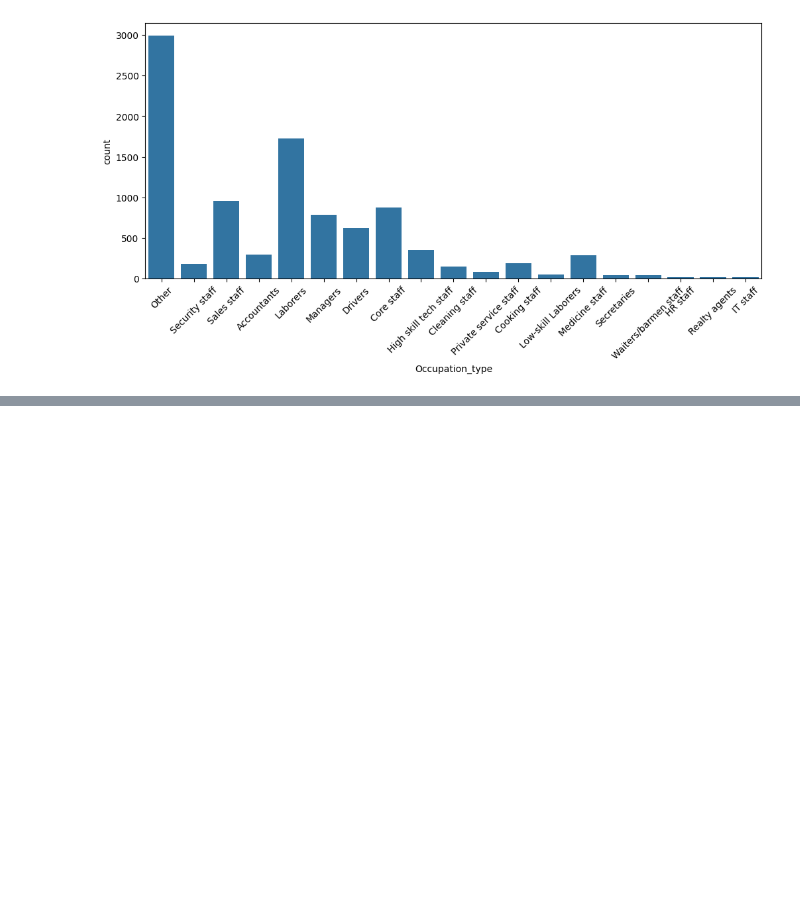
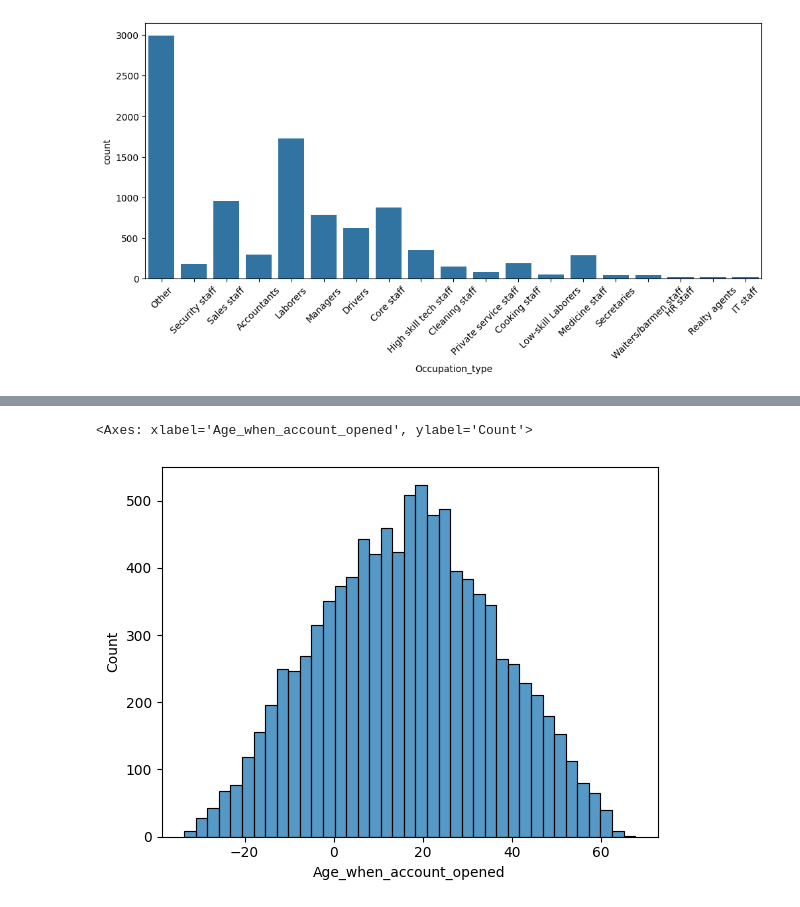
Before and after one commit to NIGHTF1RE/NaturalLanguageProcessing, a Jupyter notebook: One-Shot Notebooks/Credit Card Eligibility/Credit Card Eligibility.ipynb, the cells around one changed output, grey strips where cells are left out. Saved outputs shown, nothing was run; the diff lists cells and outputs as text; code cells hidden in the pictures; blank space fills up the shorter version.

```diff
--- a/One-Shot Notebooks/Credit Card Eligibility/Credit Card Eligibility.ipynb
+++ b/One-Shot Notebooks/Credit Card Eligibility/Credit Card Eligibility.ipynb
@@ -95,0 +110,7 @@ There isn't too much interesting from just the distributions of these categorica
+# %%
+df['Age_when_account_opened'] = df['Age'] - df['Account_length']
+# %%
+sns.histplot(df['Age_when_account_opened'])
+# %% [output]
+<Axes: xlabel='Age_when_account_opened', ylabel='Count'>
+[figure, added]
```
Also changed, not shown: parts of 20 cells of this notebook.
